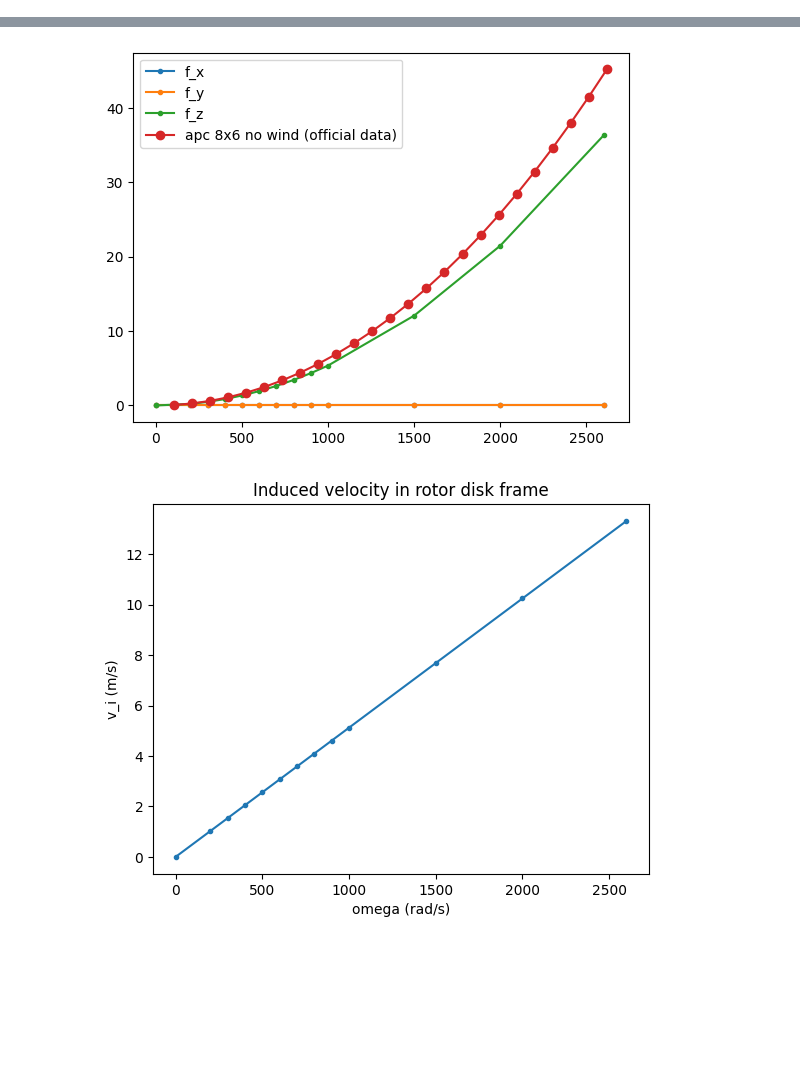
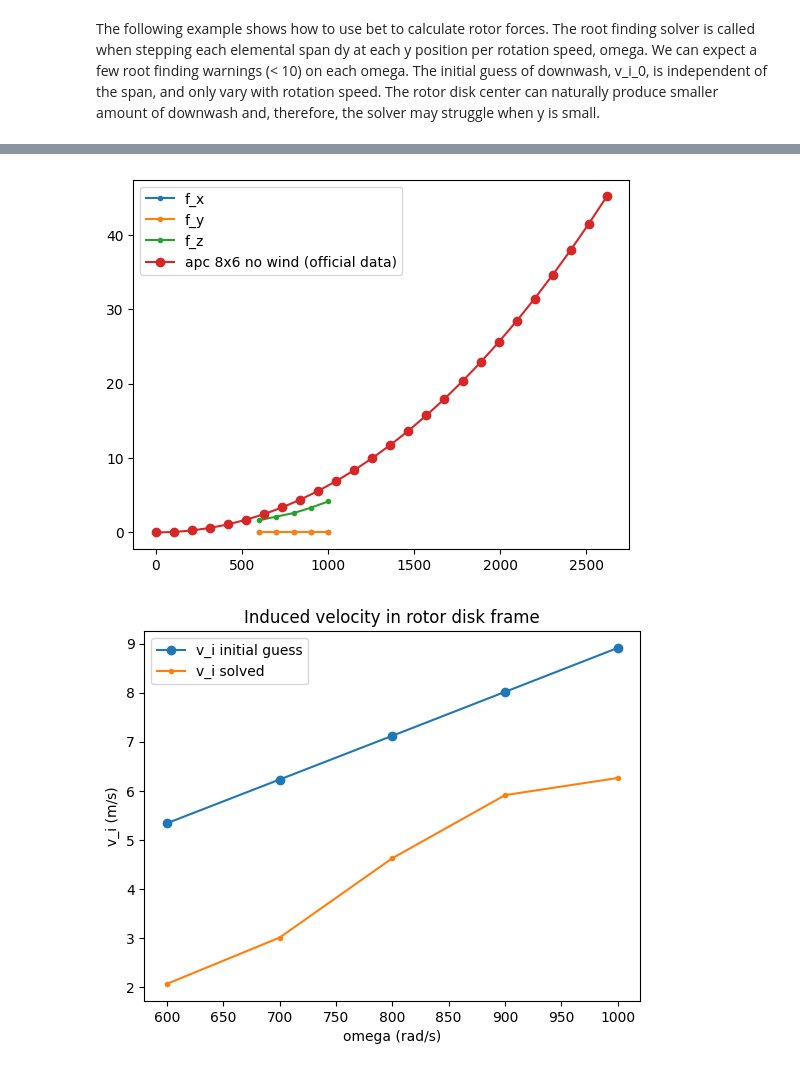
Before and after one commit to zzzzzzhym/DroneSimulator, a Jupyter notebook: inflow_model/bet_users_guide.ipynb, the cells around one changed output, grey strips where cells are left out. Saved outputs shown, nothing was run; the diff lists cells and outputs as text; code cells hidden in the pictures; blank space fills up the shorter version.

```diff
--- a/inflow_model/bet_users_guide.ipynb
+++ b/inflow_model/bet_users_guide.ipynb
@@ -1,24 +1,30 @@
+# %% [markdown]
+The following example shows how to use bet to calculate rotor forces. The root finding solver is called when stepping each elemental span dy at each y position per rotation speed, omega. We can expect a few root finding warnings (< 10) on each omega. The initial guess of downwash, v_i_0, is independent of the span, and only vary with rotation speed. The rotor disk center can naturally produce smaller amount of downwash and, therefore, the solver may struggle when y is small.
 # %%
 import numpy as np
 import matplotlib.pyplot as plt
 
-from blade_params import Blade, apc_8x6, apc_8x6_official_data
+from blade_params import Blade, APC_8x6, APC_8x6_OfficialData
 from bet import BladeElementTheory
 
-blade = apc_8x6()
+blade = APC_8x6()
 bet_instance = BladeElementTheory(blade)
-u_free = np.array([0, 0, 0])
+u_free = np.array([13.0, 0, 0])
 v_forward = np.array([0, 0, 0])
-r_disk = bet_instance.pitch_rotor_disk_along_y_axis(np.radians(-30))
+r_disk = bet_instance.pitch_rotor_disk_along_y_axis(np.radians(90))
 is_ccw_blade = True
 
 omega_range = np.array([0, 200, 300, 400, 500, 600, 700, 800, 900, 1000, 1500, 2000, 2600])
-# omega_range = np.array([0, 200, 500, 800, 1000])    # subset of range for debugging
+omega_range = np.array([600, 700, 800, 900, 1000])    # subset of range for debugging
 f = np.zeros([3, len(omega_range)])
 v_trail = np.zeros(len(omega_range))
+v_trail_init = np.zeros(len(omega_range))
 for i, omega in enumerate(omega_range):
     f_x, f_y, f_z, v_i = bet_instance.get_rotor_forces(u_free, v_forward, r_disk, omega, is_ccw_blade)
-    print(f"f_x: {f_x}, f_y: {f_y}, f_z: {f_z}")
+    v_trail_init[i] = bet_instance.guess_initial_v_i(0.0, omega, True)[0]
+    print(f"omega: {omega}")
+    print(f"f_x: {f_x}, f_y: {f_y}, f_z: {f_z}, v_i: {v_i}")
+    print("-" * 10)
     f[0, i] = f_x
     f[1, i] = f_y
     f[2, i] = f_z
@@ -26,11 +32,9 @@ for i, omega in enumerate(omega_range):
 plt.plot(omega_range, f[0, :], '.-', label='f_x')
 plt.plot(omega_range, f[1, :], '.-', label='f_y')
 plt.plot(omega_range, f[2, :], '.-', label='f_z')
-# convert the official data to ISO units
-pound_force_to_newton = 4.44822
-rpm_to_rad_per_sec = 2*np.pi/60
-plt.plot(apc_8x6_official_data.omega_apc8x6_official_data_rpm * rpm_to_rad_per_sec,
-            apc_8x6_official_data.thrust_apc8x6_official_data_lbf * pound_force_to_newton,
+
+plt.plot(APC_8x6_OfficialData.get_omega_range(),
+            APC_8x6_OfficialData.get_thrust_range(),
             'o-', label='apc 8x6 no wind (official data)')
 plt.legend()
 print(f"f_x: {f[0, :]}")
@@ -38,7 +42,9 @@ print(f"f_y: {f[1, :]}")
 print(f"f_z: {f[2, :]}")
 
 plt.figure()
-plt.plot(omega_range, v_trail, '.-')
+plt.plot(omega_range, v_trail_init, 'o-', label='v_i initial guess')
+plt.plot(omega_range, v_trail, '.-', label='v_i solved')
+plt.legend()
 plt.xlabel('omega (rad/s)')
 plt.ylabel('v_i (m/s)')
 plt.title('Induced velocity in rotor disk frame')
@@ -64,2 +73,2 @@ f_z: [-5.94412693e-168  2.14331760e-001  4.82476694e-001  8.57980581e-001
-[figure, old version]
+[figure, new version]
-[figure, old version]
+[figure, new version]
```
Also changed, not shown: parts of 1 cell of this notebook, 11 other files.
